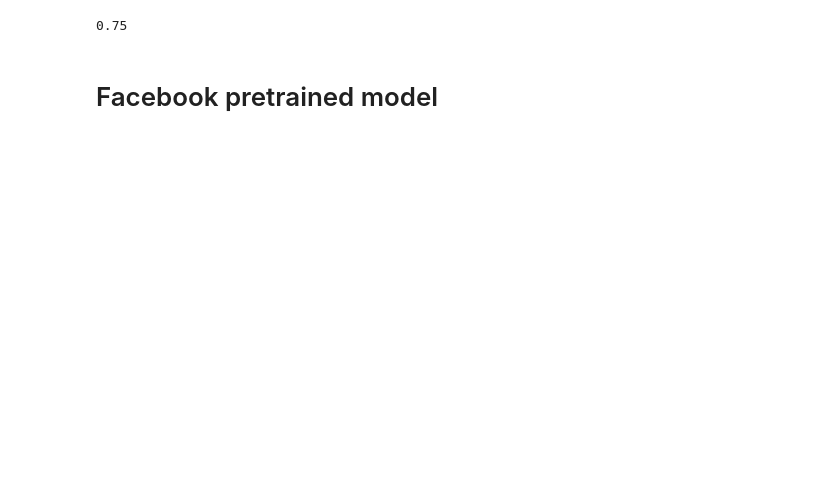
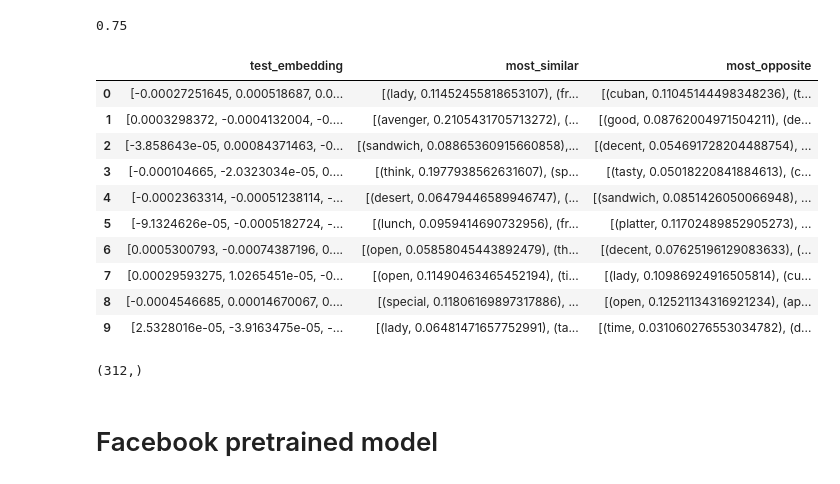
Before and after one commit to Eng-Abdelrahman-Mostafa-Mohamed/Fast-text-embeddings-, a Jupyter notebook: fasttext-embeddings.ipynb, the cells around one changed output. Cells and saved outputs as stored; diff of their text form; code cells hidden in the pictures; blank space fills up the shorter version.

Commit message:
Kaggle Notebook | fastText_embeddings.ipynb  | Version 9

```diff
--- a/fasttext-embeddings.ipynb
+++ b/fasttext-embeddings.ipynb
@@ -102,4 +92,4 @@ def test_words_andmodel_updating(model, test_words):
         model3= FastText(vector_size=312,workers=20,window=3,sg=1, min_count=1,sentences=tip_text_preprocessed, epochs=1000)
     return pd.DataFrame({"test_embedding":embedding_all_test_words_list_separable,"most_similar":similar_words , "most_opposite":un_similar_words})
 # %%
-test_words_(model3,test_words)
+test_custom_trained_model_updating=test_words_andmodel_updating(model3,test_words)
@@ -106,3 +98,21 @@ test_words_(model3,test_words)
+# %%
+test_custom_trained_model_updating
+# %% [output]
+|  | test_embedding | most_similar | most_opposite |
+| 0 | [-0.00027251645, 0.000518687, 0.0... | [(lady, 0.11452455818653107), (fr... | [(cuban, 0.11045144498348236), (t... |
+| 1 | [0.0003298372, -0.0004132004, -0.... | [(avenger, 0.2105431705713272), (... | [(good, 0.08762004971504211), (de... |
+| 2 | [-3.858643e-05, 0.00084371463, -0... | [(sandwich, 0.08865360915660858),... | [(decent, 0.054691728204488754), ... |
+| 3 | [-0.000104665, -2.0323034e-05, 0.... | [(think, 0.1977938562631607), (sp... | [(tasty, 0.05018220841884613), (c... |
+| 4 | [-0.0002363314, -0.00051238114, -... | [(desert, 0.06479446589946747), (... | [(sandwich, 0.0851426050066948), ... |
+| 5 | [-9.1324626e-05, -0.0005182724, -... | [(lunch, 0.0959414690732956), (fr... | [(platter, 0.11702489852905273), ... |
+| 6 | [0.0005300793, -0.00074387196, 0.... | [(open, 0.05858045443892479), (th... | [(decent, 0.07625196129083633), (... |
+| 7 | [0.00029593275, 1.0265451e-05, -0... | [(open, 0.11490463465452194), (ti... | [(lady, 0.10986924916505814), (cu... |
+| 8 | [-0.0004546685, 0.00014670067, 0.... | [(special, 0.11806169897317886), ... | [(open, 0.12521134316921234), (ap... |
+| 9 | [2.5328016e-05, -3.9163475e-05, -... | [(lady, 0.06481471657752991), (ta... | [(time, 0.031060276553034782), (d... |
+# %%
+np.array(test_custom_trained_model_updating['test_embedding'][0]).shape
+# %% [output]
+(312,)
 # %% [markdown]
 # Facebook pretrained model
 # %%
```
Also changed, not shown: parts of 3 cells of this notebook.
